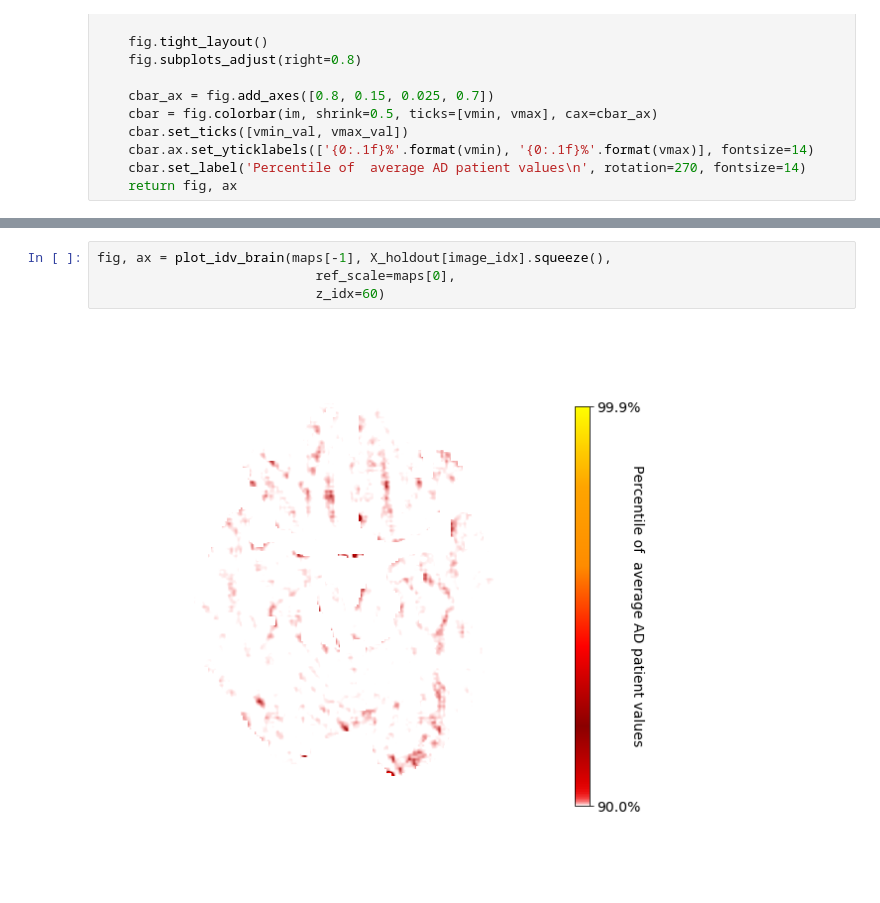
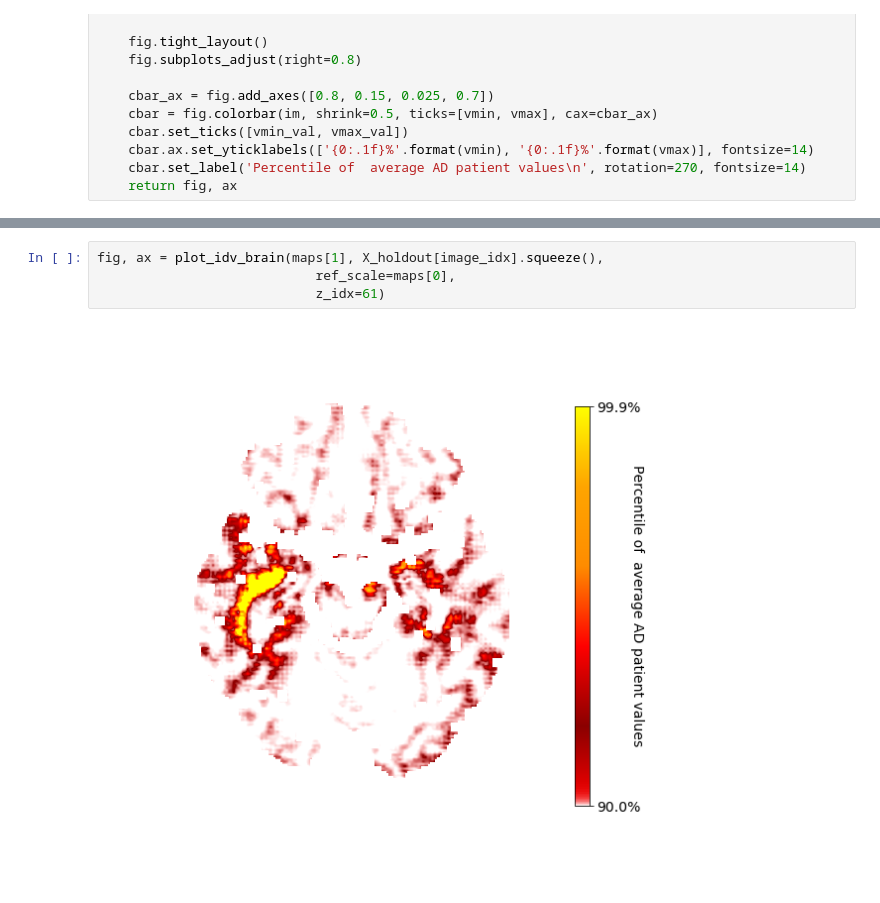
Before and after one commit to derEitel/Pytorch-LRP, a Jupyter notebook: Evaluate GB and LRP-Layer randomization.ipynb, the cells around one changed output, grey strips where cells are left out. Cells and saved outputs as stored; diff of their text form.

```diff
--- a/Evaluate GB and LRP-Layer randomization.ipynb
+++ b/Evaluate GB and LRP-Layer randomization.ipynb
@@ -325,9 +325,9 @@ fig, ax = plot_idv_brain(maps[0], X_holdout[image_idx].squeeze(),
 # %%
-fig, ax = plot_idv_brain(maps[-1], X_holdout[image_idx].squeeze(),
+fig, ax = plot_idv_brain(maps[1], X_holdout[image_idx].squeeze(),
                             ref_scale=maps[0],
-                            z_idx=60)
+                            z_idx=61)
 # %% [output]
-[figure, old version]
+[figure, new version]
 # %%
 fig, ax = plot_idv_brain(maps[2], X_holdout[image_idx].squeeze(),
                             ref_scale=maps[0],
```
Also changed, not shown: parts of 11 cells of this notebook, 4 other files.
